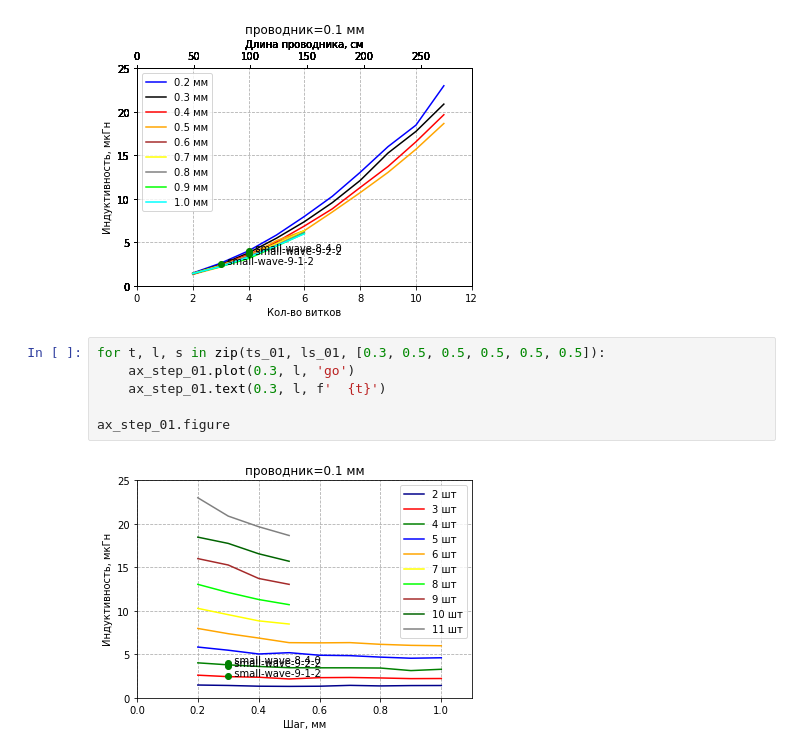
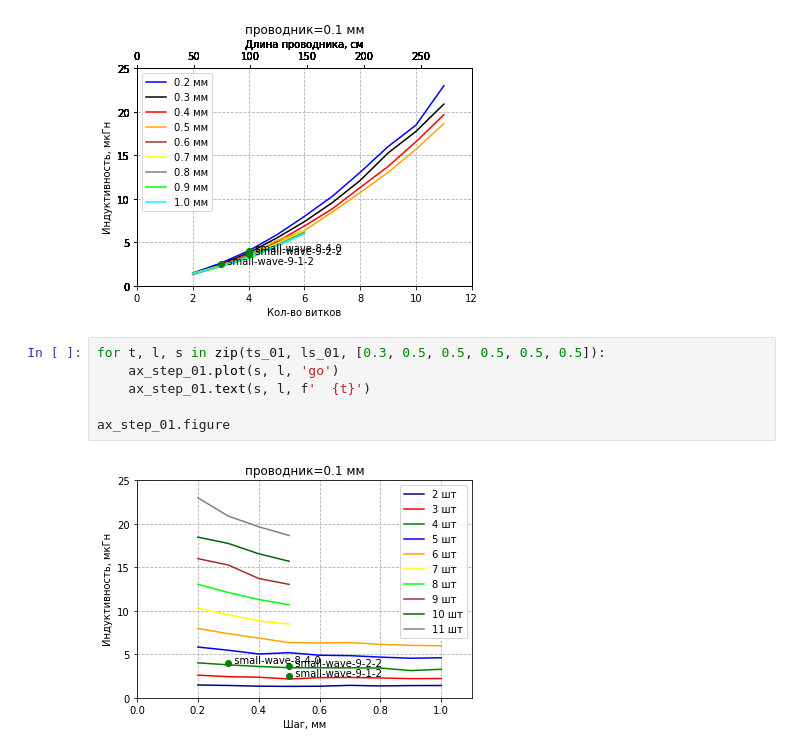
Before and after one commit to igrekus/coil-report, a Jupyter notebook: coil-small-wave.ipynb, the cells around one changed output. Drawn from its saved outputs; the diff is of its cells as text.

Commit message:
FIX: plot data query

```diff
--- a/coil-small-wave.ipynb
+++ b/coil-small-wave.ipynb
@@ -126,9 +126,9 @@ ax_coil_n_01.figure
 [figure]
 # %%
 for t, l, s in zip(ts_01, ls_01, [0.3, 0.5, 0.5, 0.5, 0.5, 0.5]):
-    ax_step_01.plot(0.3, l, 'go')
-    ax_step_01.text(0.3, l, f'  {t}')
+    ax_step_01.plot(s, l, 'go')
+    ax_step_01.text(s, l, f'  {t}')
 
 ax_step_01.figure
 # %% [output]
-[figure, old version]
+[figure, new version]
```
